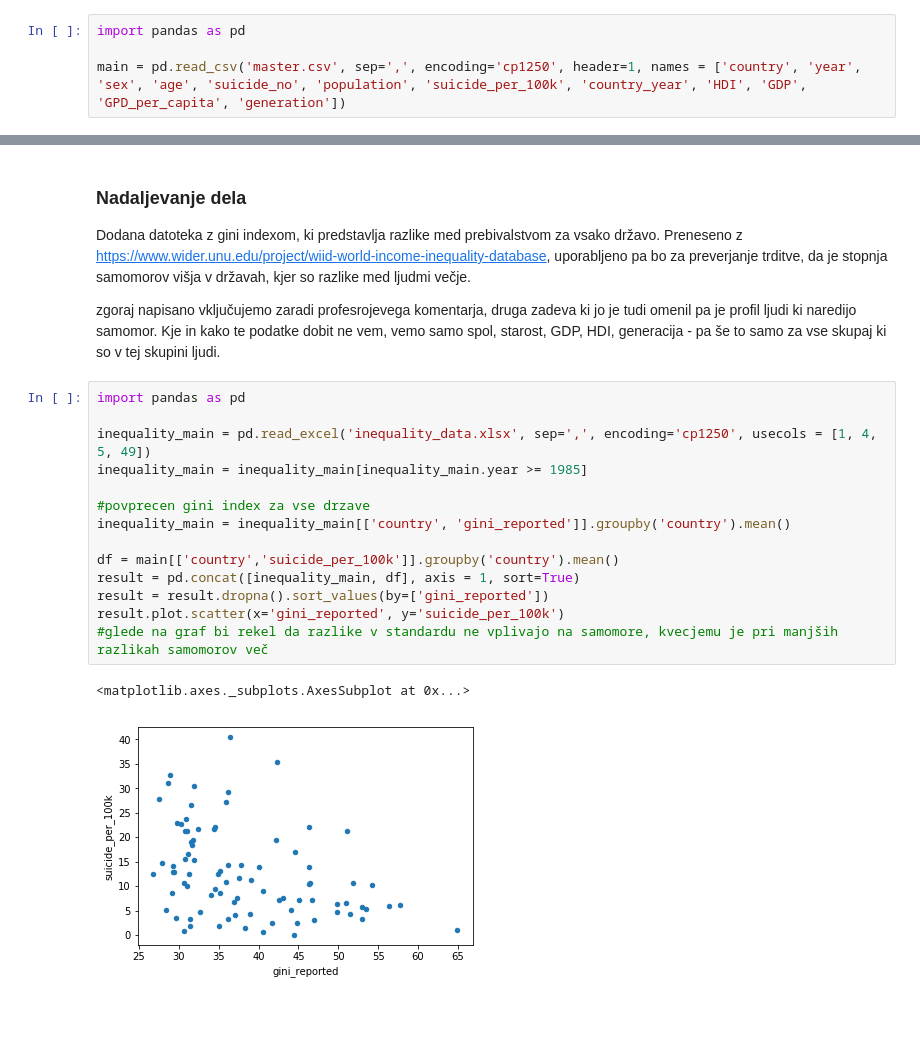
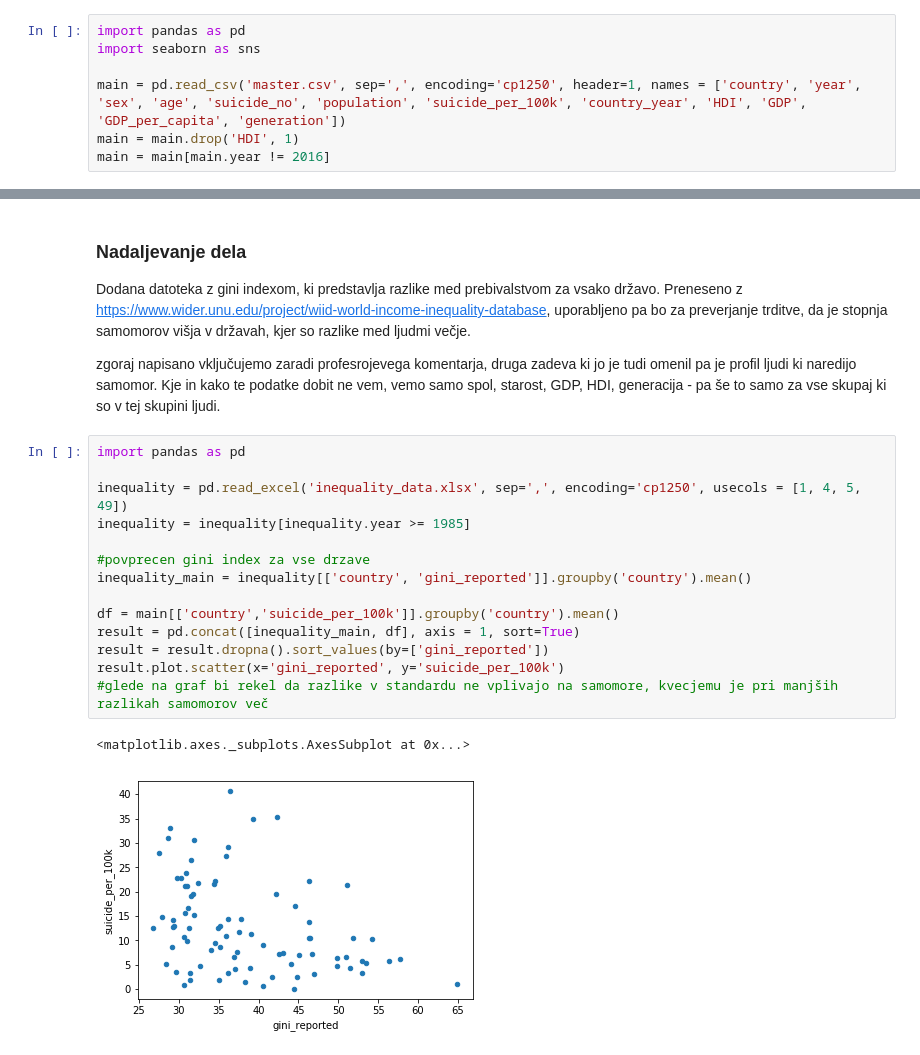
Before and after one commit to np6818/PR19NPZPTK, a Jupyter notebook: project_code.ipynb, the cells around one changed output, grey strips where cells are left out. Cells and saved outputs as stored; diff of their text form; blank space fills up the shorter version.

```diff
--- a/project_code.ipynb
+++ b/project_code.ipynb
@@ -39,7 +39,10 @@ S preprosto funkcijo smo prebrali podatke iz datoteke "master.csv", v pandas dat
 # %%
 import pandas as pd
+import seaborn as sns
 
-main = pd.read_csv('master.csv', sep=',', encoding='cp1250', header=1, names = ['country', 'year', 'sex', 'age', 'suicide_no', 'population', 'suicide_per_100k', 'country_year', 'HDI', 'GDP', 'GPD_per_capita', 'generation'])
+main = pd.read_csv('master.csv', sep=',', encoding='cp1250', header=1, names = ['country', 'year', 'sex', 'age', 'suicide_no', 'population', 'suicide_per_100k', 'country_year', 'HDI', 'GDP', 'GDP_per_capita', 'generation'])
+main = main.drop('HDI', 1)
+main = main[main.year != 2016]
 # %% [markdown]
 ### Nekaj vizualnih predstavitev
 
@@ -136,20 +149,20 @@ zgoraj napisano vključujemo zaradi profesrojevega komentarja, druga zadeva ki j
 # %%
 import pandas as pd
 
-inequality_main = pd.read_excel('inequality_data.xlsx', sep=',', encoding='cp1250', usecols = [1, 4, 5, 49])
-inequality_main = inequality_main[inequality_main.year >= 1985]
+inequality = pd.read_excel('inequality_data.xlsx', sep=',', encoding='cp1250', usecols = [1, 4, 5, 49])
+inequality = inequality[inequality.year >= 1985]
 
 #povprecen gini index za vse drzave
-inequality_main = inequality_main[['country', 'gini_reported']].groupby('country').mean()
+inequality_main = inequality[['country', 'gini_reported']].groupby('country').mean()
 
 df = main[['country','suicide_per_100k']].groupby('country').mean()
 result = pd.concat([inequality_main, df], axis = 1, sort=True)
 result = result.dropna().sort_values(by=['gini_reported'])
 result.plot.scatter(x='gini_reported', y='suicide_per_100k')
 #glede na graf bi rekel da razlike v standardu ne vplivajo na samomore, kvecjemu je pri manjših razlikah samomorov več
 # %% [output]
 <matplotlib.axes._subplots.AxesSubplot at 0x...>
-[figure, old version]
+[figure, new version]
 # %%
 
 df_age = main.groupby('age').mean().sort_values(by=['suicide_per_100k'], ascending=False)
```
Also changed, not shown: parts of 18 cells of this notebook, 3 other files.
